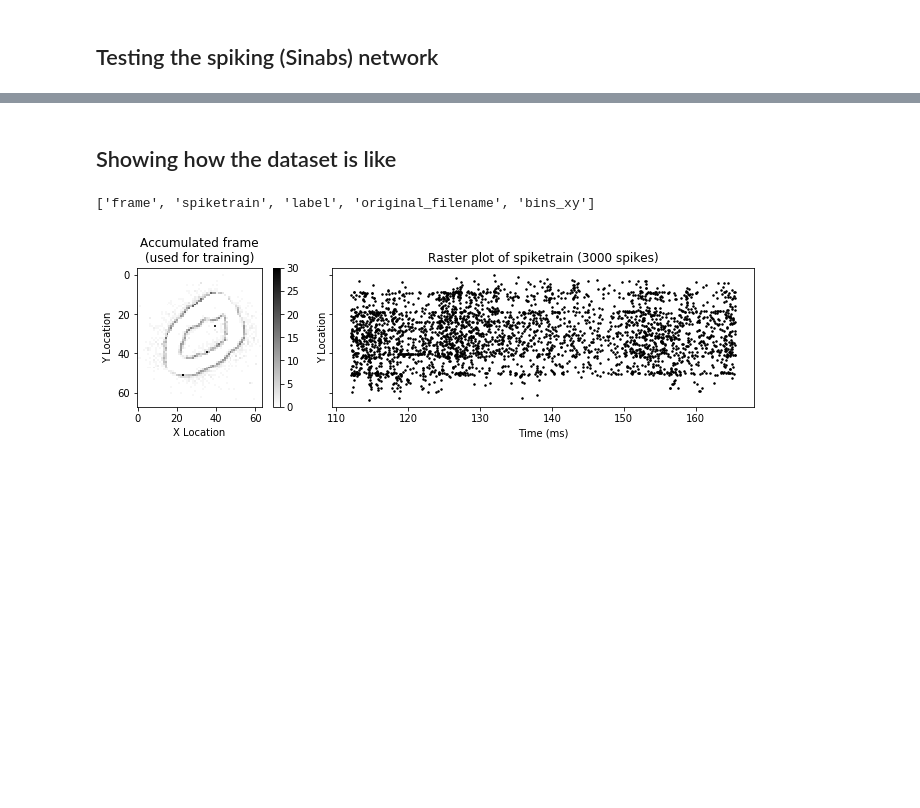
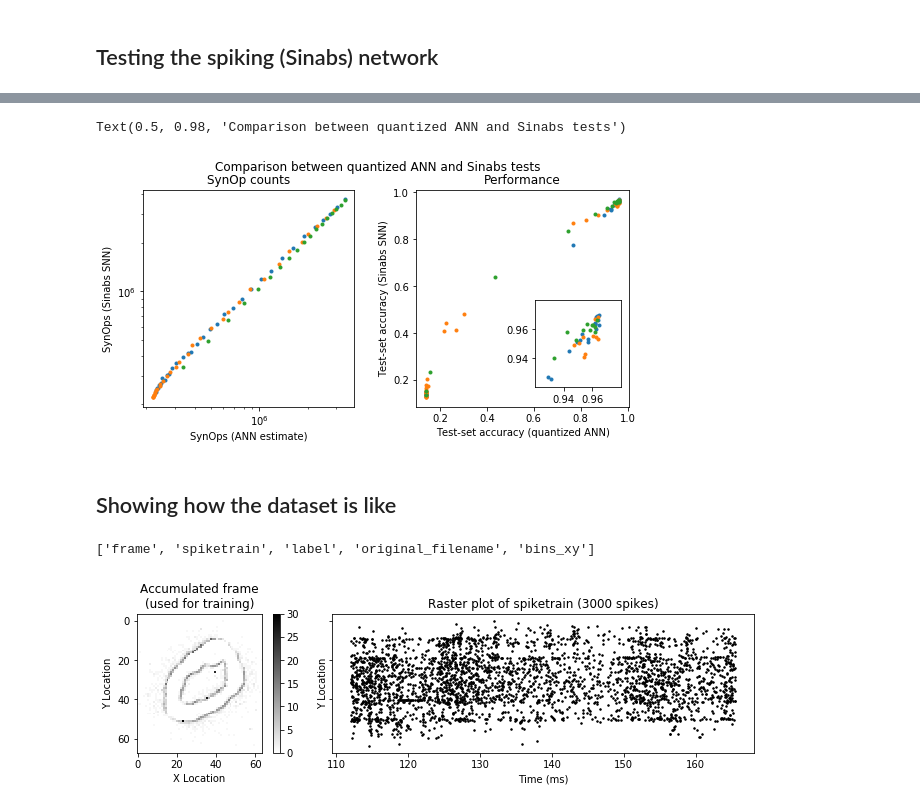
Before and after one commit to fgr1986/synoploss, a Jupyter notebook: scripts/mnist_dvs/GeneratePlots.ipynb, the cells around one changed output, grey strips where cells are left out. Cells and saved outputs as stored; diff of their text form; code cells hidden in the pictures; blank space fills up the shorter version.

```diff
--- a/scripts/mnist_dvs/GeneratePlots.ipynb
+++ b/scripts/mnist_dvs/GeneratePlots.ipynb
@@ -184,3 +223,36 @@ fig.savefig("figures/act-acc_sinabs.pdf", bbox_inches='tight')
+# %%
+plt.figure(figsize=(9, 4))
+plt.subplot(121)
+plt.gca().set_aspect('equal')
+for i, name in enumerate(coefficients.keys()):  # exclude nopenalty
+    if name == 'Baseline': continue
+    plt.plot(act_qtrain[name], act_sinabs[name], '.')
+plt.xscale('log')
+plt.yscale('log')
+plt.title('SynOp counts')
+plt.xlabel('SynOps (ANN estimate)')
+plt.ylabel('SynOps (Sinabs SNN)')
+
+plt.subplot(122)
+plt.gca().set_aspect('equal')
+axin1 = plt.gca().inset_axes([0.56, 0.09, 0.4, 0.4])
+for i, name in enumerate(coefficients.keys()):  # exclude nopenalty
+    if name == 'Baseline': continue
+    plt.plot(acc_qtrain[name], acc_sinabs[name], '.', c=f'C{i}')
+    axin1.plot(acc_qtrain[name], acc_sinabs[name], '.', c=f'C{i}')
+axin1.set_xlim([.92, .98])
+axin1.set_ylim([.92, .98])
+axin1.set_xticks([.94, .96])
+axin1.set_yticks([.94, .96])
+plt.xlabel('Test-set accuracy (quantized ANN)')
+plt.ylabel('Test-set accuracy (Sinabs SNN)')
+plt.title('Performance')
+
+# plt.tight_layout()
+plt.suptitle("Comparison between quantized ANN and Sinabs tests")
+# %% [output]
+Text(0.5, 0.98, 'Comparison between quantized ANN and Sinabs tests')
+[figure, added]
 # %% [markdown]
 ## Showing how the dataset is like
 # %%
```
Also changed, not shown: parts of 5 cells of this notebook.
